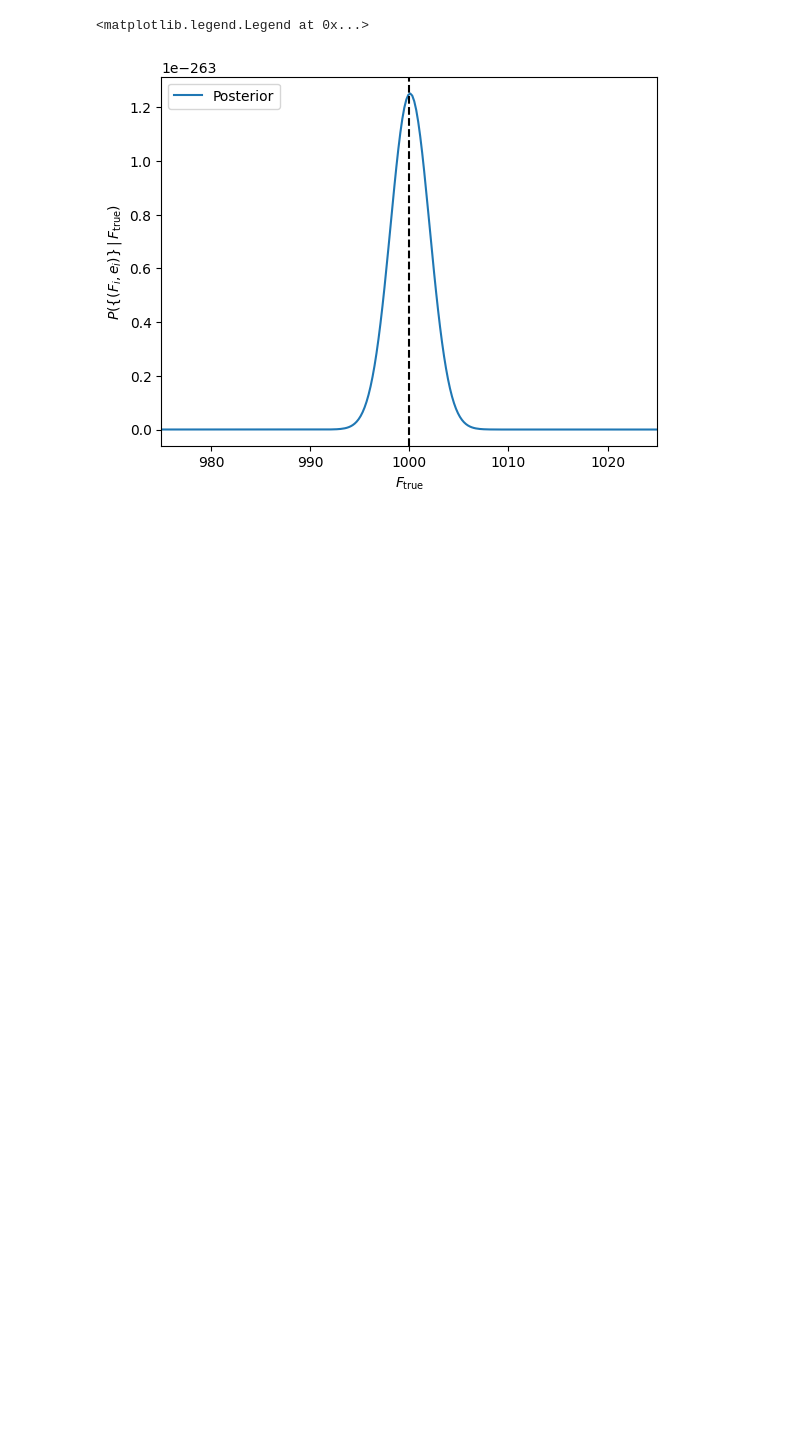
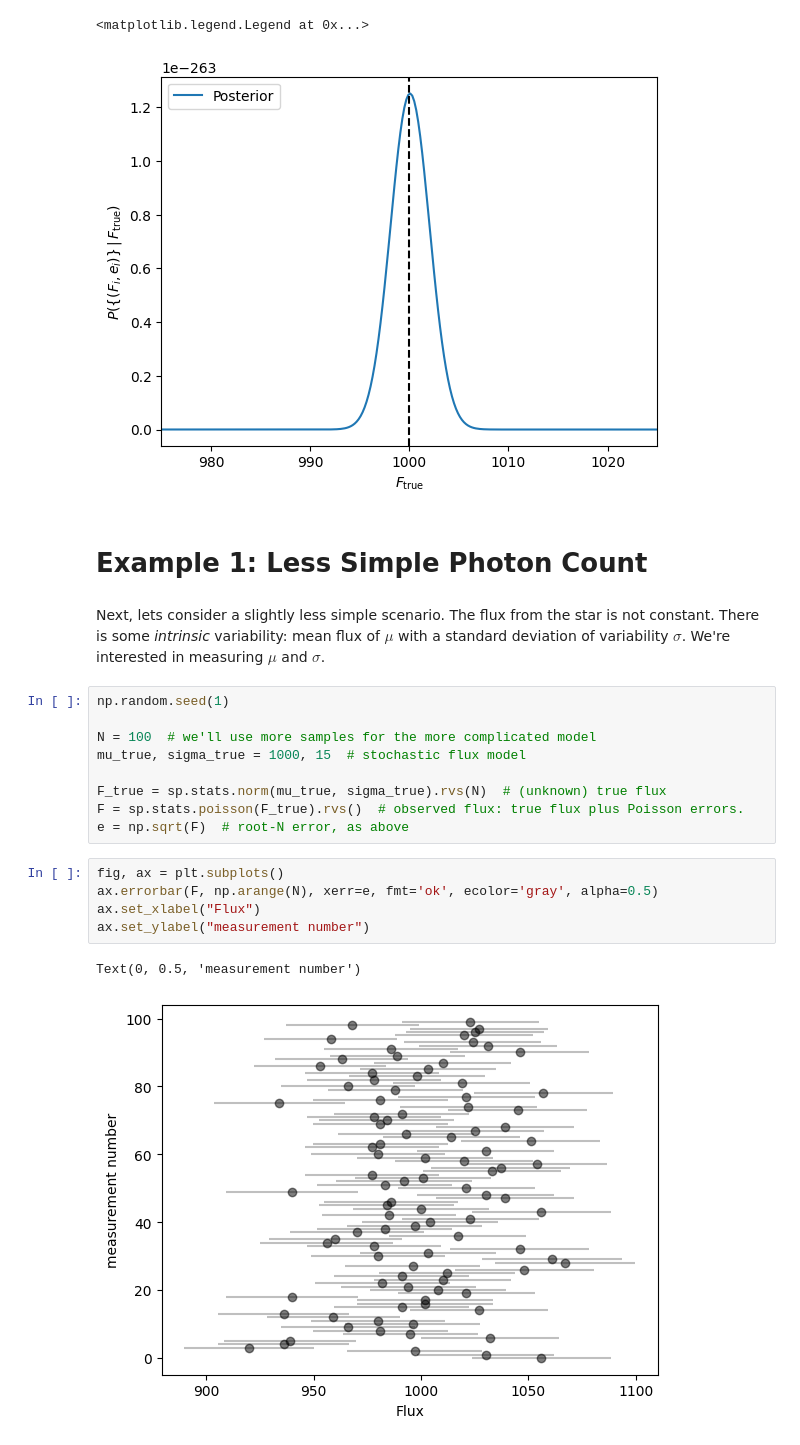
Before and after one commit to changhoonhahn/astro-ai, a Jupyter notebook: nb/week5.ipynb, the cells around one changed output. Drawn from its saved outputs; the diff is of its cells as text; blank space fills up the shorter version.

Commit message:
week 5 lecture on frequentist and bayesian fitting a model to data with very simplified scenario

```diff
--- a/nb/week5.ipynb
+++ b/nb/week5.ipynb
@@ -115,3 +116,24 @@ ax.legend(loc='upper left')
 # %% [output]
 <matplotlib.legend.Legend at 0x...>
 [figure]
+# %% [markdown]
+# Example 1: Less Simple Photon Count
+# %% [markdown]
+Next, lets consider a slightly less simple scenario. The flux from the star is not constant. There is some *intrinsic* variability: mean flux of $\mu$ with a standard deviation of variability $\sigma$. We're interested in measuring $\mu$ and $\sigma$.
+# %%
+np.random.seed(1)
+
+N = 100  # we'll use more samples for the more complicated model
+mu_true, sigma_true = 1000, 15  # stochastic flux model
+
+F_true = sp.stats.norm(mu_true, sigma_true).rvs(N)  # (unknown) true flux
+F = sp.stats.poisson(F_true).rvs()  # observed flux: true flux plus Poisson errors.
+e = np.sqrt(F)  # root-N error, as above
+# %%
+fig, ax = plt.subplots()
+ax.errorbar(F, np.arange(N), xerr=e, fmt='ok', ecolor='gray', alpha=0.5)
+ax.set_xlabel("Flux")
+ax.set_ylabel("measurement number")
+# %% [output]
+Text(0, 0.5, 'measurement number')
+[figure, added]
```
Also changed, not shown: parts of 11 cells of this notebook, 1 other file.
